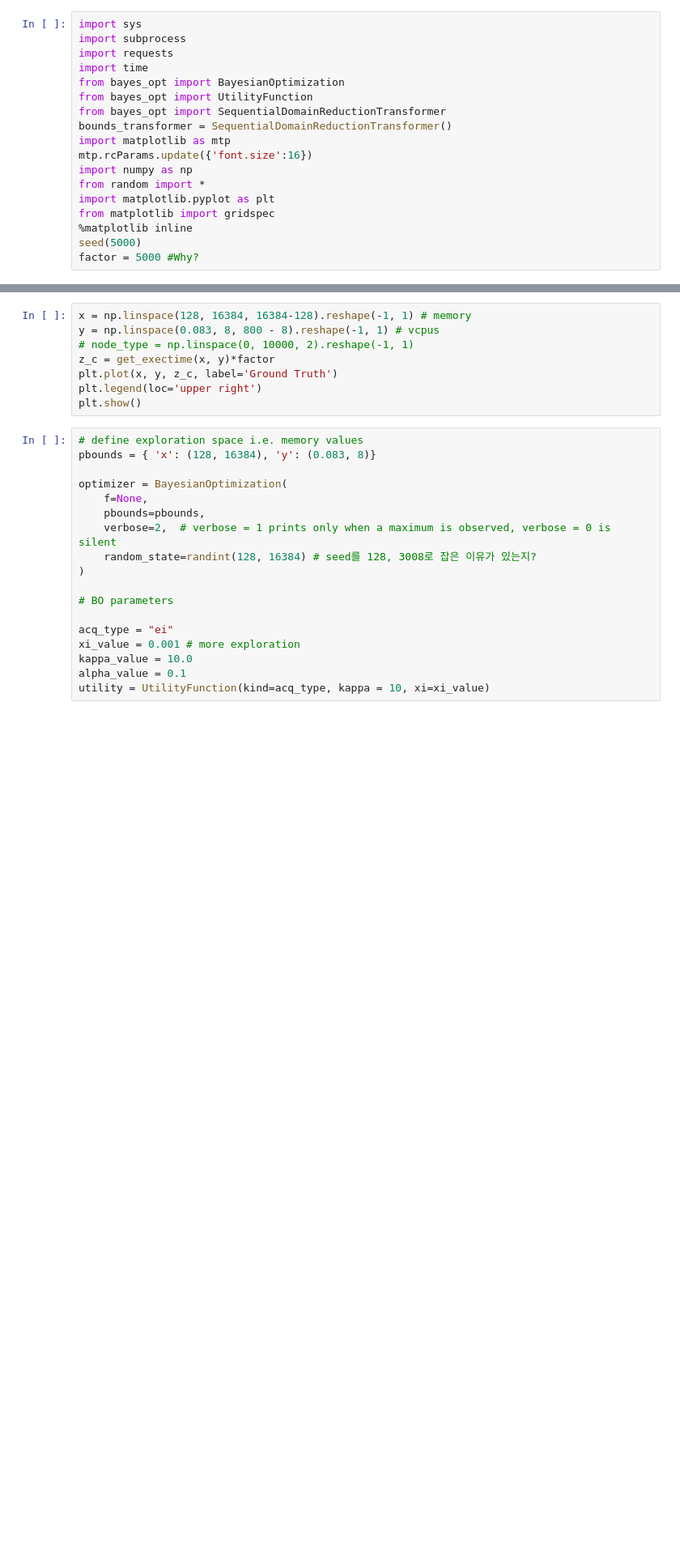
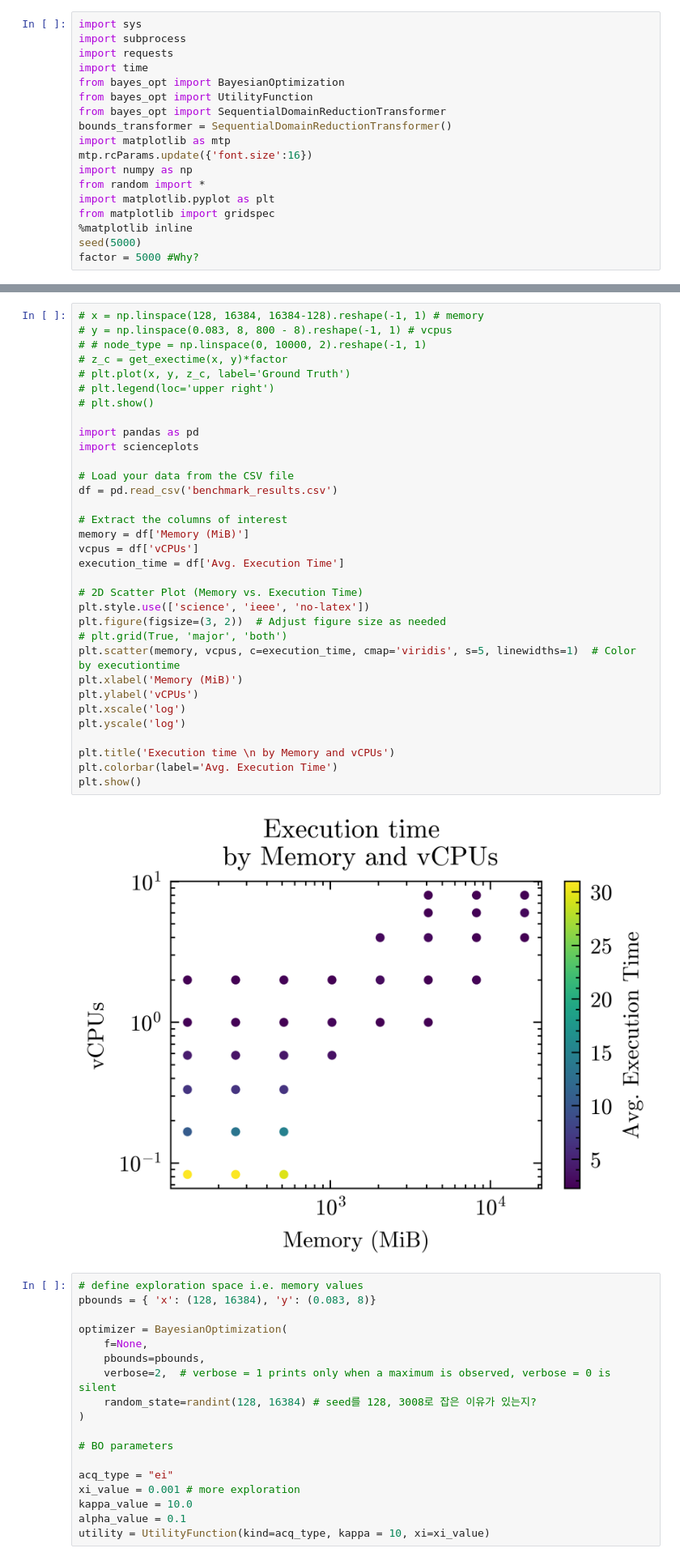
Before and after one commit to Existein/COSE-, a Jupyter notebook: COSE - BO.ipynb, the cells around one changed output, grey strips where cells are left out. Shown: that part at 81% size. Saved outputs shown, nothing was run; the diff lists cells and outputs as text; blank space fills up the shorter version.

```diff
--- a/COSE - BO.ipynb
+++ b/COSE - BO.ipynb
@@ -53,11 +93,38 @@ def get_gcf_cost (memory, cpu, exec_time):
 # %%
-x = np.linspace(128, 16384, 16384-128).reshape(-1, 1) # memory
-y = np.linspace(0.083, 8, 800 - 8).reshape(-1, 1) # vcpus
-# node_type = np.linspace(0, 10000, 2).reshape(-1, 1)
-z_c = get_exectime(x, y)*factor
-plt.plot(x, y, z_c, label='Ground Truth')
-plt.legend(loc='upper right')
+# x = np.linspace(128, 16384, 16384-128).reshape(-1, 1) # memory
+# y = np.linspace(0.083, 8, 800 - 8).reshape(-1, 1) # vcpus
+# # node_type = np.linspace(0, 10000, 2).reshape(-1, 1)
+# z_c = get_exectime(x, y)*factor
+# plt.plot(x, y, z_c, label='Ground Truth')
+# plt.legend(loc='upper right')
+# plt.show()
+
+import pandas as pd
+import scienceplots
+
+# Load your data from the CSV file
+df = pd.read_csv('benchmark_results.csv')
+
+# Extract the columns of interest
+memory = df['Memory (MiB)']
+vcpus = df['vCPUs']
+execution_time = df['Avg. Execution Time']
+
+# 2D Scatter Plot (Memory vs. Execution Time)
+plt.style.use(['science', 'ieee', 'no-latex'])
+plt.figure(figsize=(3, 2))  # Adjust figure size as needed
+# plt.grid(True, 'major', 'both')
+plt.scatter(memory, vcpus, c=execution_time, cmap='viridis', s=5, linewidths=1)  # Color by executiontime
+plt.xlabel('Memory (MiB)')
+plt.ylabel('vCPUs')
+plt.xscale('log')
+plt.yscale('log')
+
+plt.title('Execution time \n by Memory and vCPUs')
+plt.colorbar(label='Avg. Execution Time')
 plt.show()
+# %% [output]
+[figure, added]
 # %%
 # define exploration space i.e. memory values
 pbounds = { 'x': (128, 16384), 'y': (0.083, 8)}
```
Also changed, not shown: parts of 2 cells of this notebook.
